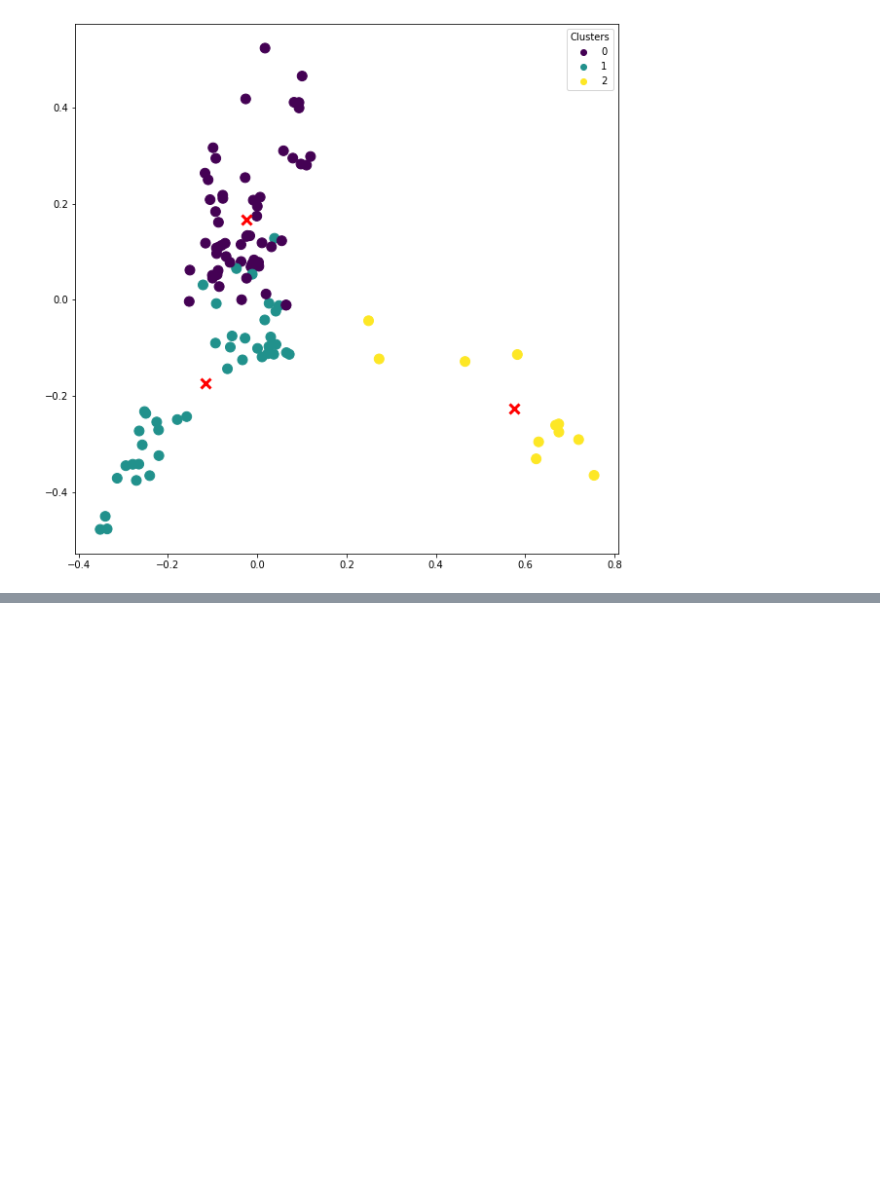
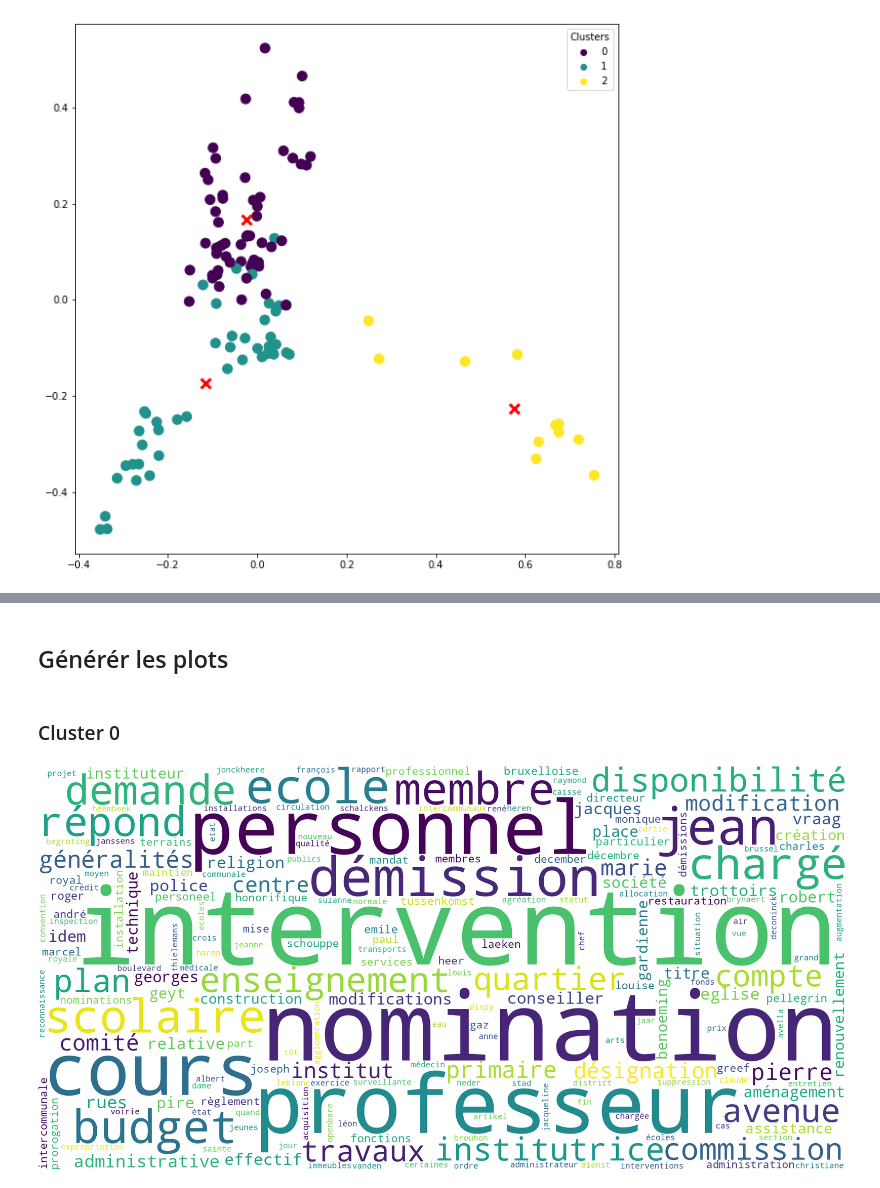
Before and after one commit to MariCanizo/tac, a Jupyter notebook: tp3/Clustering.ipynb, the cells around one changed output, grey strips where cells are left out. Drawn from its saved outputs; the diff is of its cells as text; code cells hidden in the pictures; blank space fills up the shorter version.

Commit message:
wordscloud for each cluster

```diff
--- a/tp3/Clustering.ipynb
+++ b/tp3/Clustering.ipynb
@@ -194,0 +220,42 @@ plt.legend(handles=scatter.legend_elements()[0], labels=set(clusters), title="Cl
+# %%
+# Stopwords (Idem que dans s1)
+sw = stopwords.words("french")
+sw += stopwords.words("dutch")
+sw += ["les", "plus", "cette", "fait", "faire", "être", "deux", "comme", "dont", "tout",
+       "ils", "bien", "sans", "peut", "tous", "après", "ainsi", "donc", "cet", "sous",
+       "celle", "entre", "encore", "toutes", "pendant", "moins", "dire", "cela", "non",
+       "faut", "trois", "aussi", "dit", "avoir", "doit", "contre", "depuis", "autres",
+       "van", "het", "autre", "jusqu", "ville", "rue", "conseil", "college", "collège",
+       "francs", "bruxelles", "art", "bourgmestre", "frais", "communal", "heures", "leurs",
+       "saint", "messieurs", "etc", "ceux", "celui", "déjà", "article", "considérant", "article",
+       "question", "très", "alors", "service", "publique", "monsieur", "echevin"]
+sw = set(sw)
+
+# fonction de nettoyage
+def clean(text):
+    words = nltk.wordpunct_tokenize(text)
+    kept = [w.lower() for w in words if len(w) > 2 and w.isalpha() and w.lower() not in sw]
+    return " ".join(kept)
+# %%
+# Ecrire tout le contenu dans un fichier temporaire
+temp_path = '../data/tmp'
+# %%
+# Loop pour rentrer dans les fichiers de chaque cluster concaténer le texte dans la variable words
+for key in clustering.keys():
+    words = ''
+    for filename in clustering[key]:
+        with open(os.path.join(data_path, filename), 'r') as f:
+            words += f.read()
+
+    words = collections.Counter(clean(words).split())
+
+    cloud = WordCloud(width=2000, height=1000, background_color='white').generate_from_frequencies(words)
+    cloud.to_file(os.path.join(temp_path, f"cloud-cluster-{key}.png"))
+# %% [markdown]
+## Générér les plots
+# %% [markdown]
+### Cluster 0
+# %%
+Image(filename=os.path.join(temp_path, f"cloud-cluster-0.png"))
+# %% [output]
+[figure, added]
```
Also changed, not shown: parts of 11 cells of this notebook.
